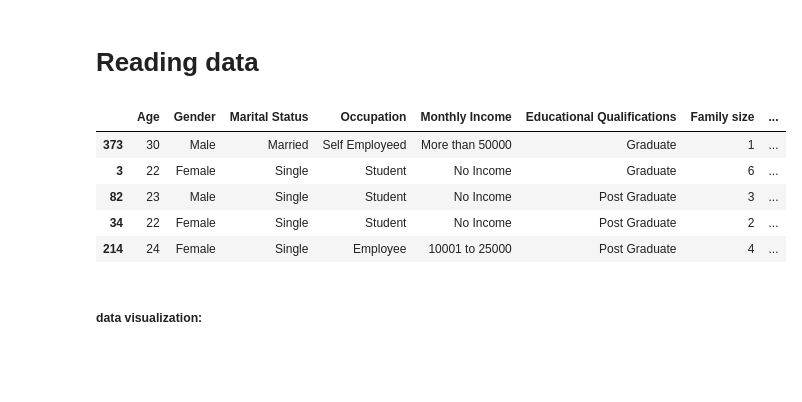
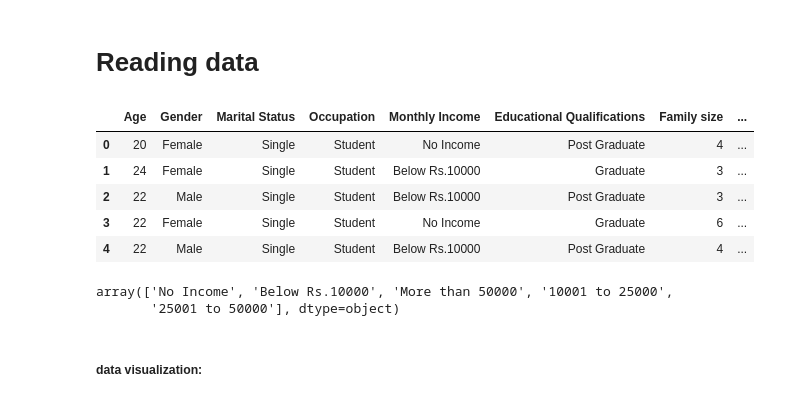
Before and after one commit to montmsn/ML_online_food_dataset, a Jupyter notebook: main.ipynb, the cells around one changed output. Saved outputs shown, nothing was run; the diff lists cells and outputs as text; code cells hidden in the pictures; blank space fills up the shorter version.

```diff
--- a/main.ipynb
+++ b/main.ipynb
@@ -9,16 +13,21 @@ from sklearn.preprocessing import LabelEncoder, StandardScaler
 # %%
 df = pd.read_csv("./onlinefoods.csv")
 df.describe()
 # df.info()
 df.drop(columns={'Unnamed: 12'},inplace=True)
-df.sample(5)
+df.head()
 # %% [output]
 |  | Age | Gender | Marital Status | Occupation | Monthly Income | Educational Qualifications | Family size | ... |
-| 373 | 30 | Male | Married | Self Employeed | More than 50000 | Graduate | 1 | ... |
+| 0 | 20 | Female | Single | Student | No Income | Post Graduate | 4 | ... |
+| 1 | 24 | Female | Single | Student | Below Rs.10000 | Graduate | 3 | ... |
+| 2 | 22 | Male | Single | Student | Below Rs.10000 | Post Graduate | 3 | ... |
 | 3 | 22 | Female | Single | Student | No Income | Graduate | 6 | ... |
-| 82 | 23 | Male | Single | Student | No Income | Post Graduate | 3 | ... |
-| 34 | 22 | Female | Single | Student | No Income | Post Graduate | 2 | ... |
-| 214 | 24 | Female | Single | Employee | 10001 to 25000 | Post Graduate | 4 | ... |
+| 4 | 22 | Male | Single | Student | Below Rs.10000 | Post Graduate | 4 | ... |
+# %%
+df['Monthly Income'].unique()
+# %% [output]
+array(['No Income', 'Below Rs.10000', 'More than 50000', '10001 to 25000',
+       '25001 to 50000'], dtype=object)
 # %% [markdown]
 ##### data visualization:
 # %%
```
Also changed, not shown: parts of 11 cells of this notebook.
